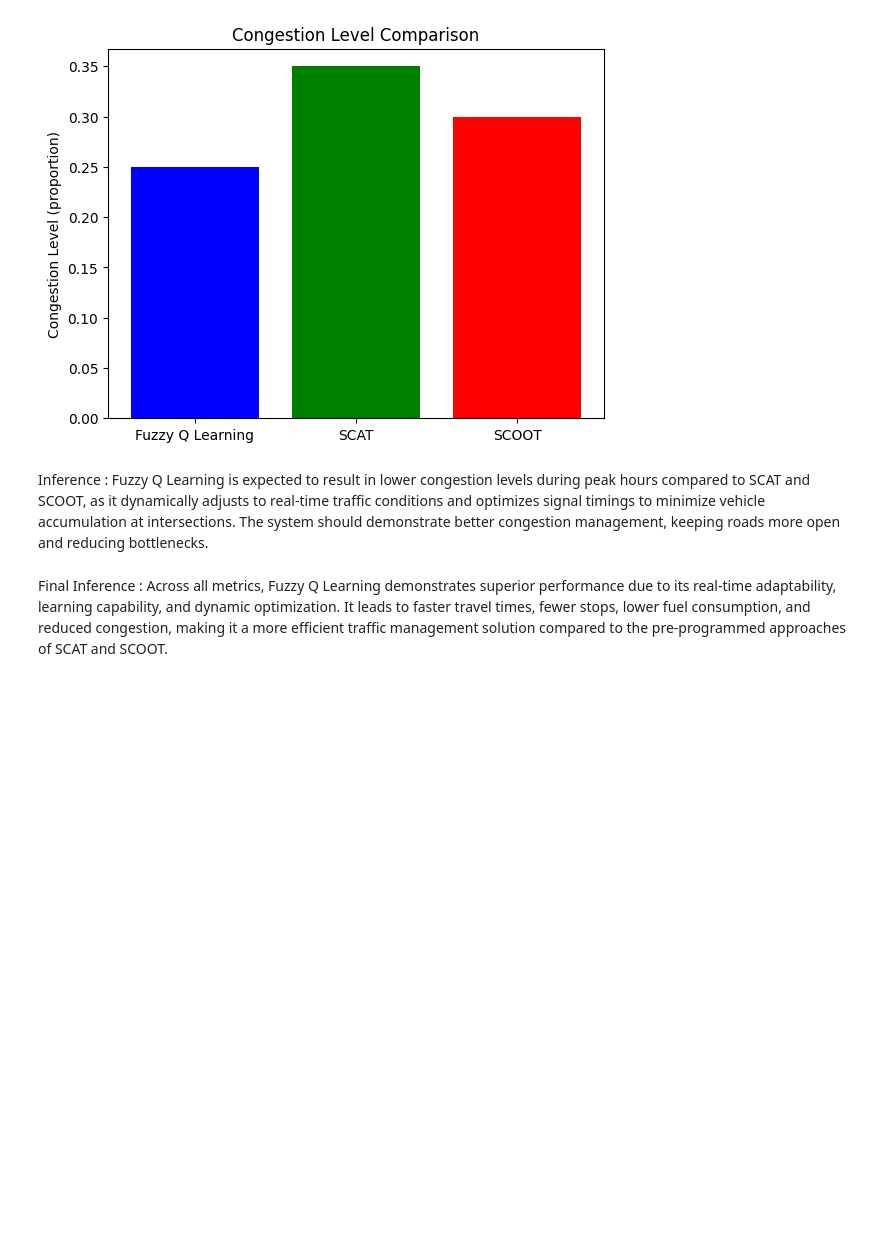
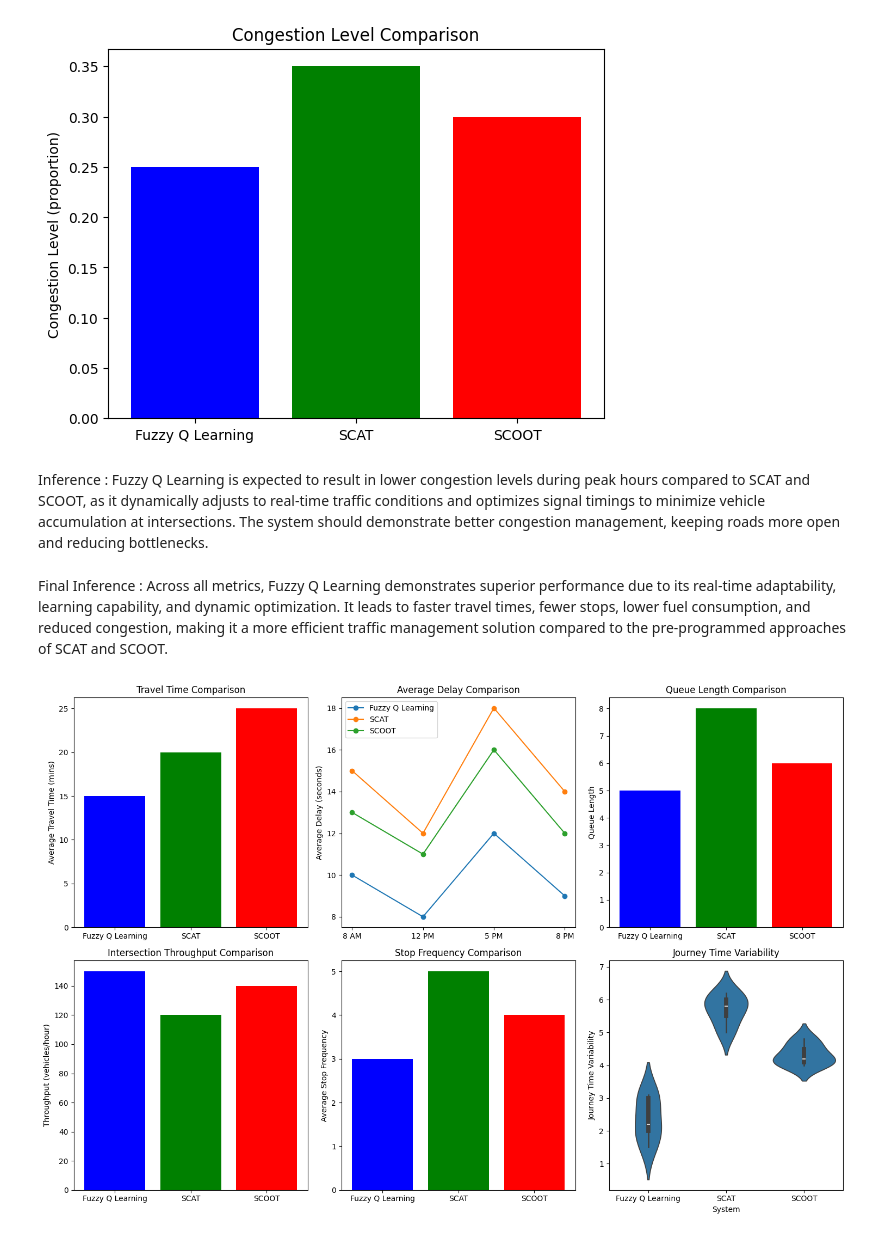
Before and after one commit to itzOctagram/Yann, a Jupyter notebook: plots.ipynb, the cells around one changed output. Drawn from its saved outputs; the diff is of its cells as text; code cells hidden in the pictures; blank space fills up the shorter version.

```diff
--- a/plots.ipynb
+++ b/plots.ipynb
@@ -157,3 +157,66 @@ Inference : Fuzzy Q Learning is expected to result in lower congestion levels du
 The system should demonstrate better congestion management, keeping roads more open and reducing bottlenecks.
 # %% [markdown]
 Final Inference : Across all metrics, Fuzzy Q Learning demonstrates superior performance due to its real-time adaptability, learning capability, and dynamic optimization. It leads to faster travel times, fewer stops, lower fuel consumption, and reduced congestion, making it a more efficient traffic management solution compared to the pre-programmed approaches of SCAT and SCOOT.
+# %%
+import matplotlib.pyplot as plt
+import seaborn as sns
+import numpy as np
+import pandas as pd
+
+# Sample data
+systems = ['Fuzzy Q Learning', 'SCAT', 'SCOOT']
+travel_times = [15, 20, 25]  # Sample travel times
+average_delay = [10, 12, 11]
+queue_lengths = [5, 8, 6]
+throughput = [150, 120, 140]
+stop_frequency = [3, 5, 4]
+
+# Data for violin plot
+data = {'System': ['Fuzzy Q Learning']*5 + ['SCAT']*5 + ['SCOOT']*5,
+        'Journey Time Variability': [2, 3, 1.5, 2.2, 3.1, 5, 6, 5.5, 6.2, 5.8, 4, 4.5, 4.1, 4.8, 4.2]}
+df = pd.DataFrame(data)
+
+# Create the subplot structure
+fig, axes = plt.subplots(2, 3, figsize=(15, 10))  # 2 rows, 3 columns
+
+# 1. Travel Time Savings (Bar Chart)
+axes[0, 0].bar(systems, travel_times, color=['blue', 'green', 'red'])
+axes[0, 0].set_title('Travel Time Comparison')
+axes[0, 0].set_ylabel('Average Travel Time (mins)')
+
+# 2. Average Delay per Vehicle (Line Graph)
+time_of_day = ['8 AM', '12 PM', '5 PM', '8 PM']
+fuzzy_q_delay = [10, 8, 12, 9]
+scat_delay = [15, 12, 18, 14]
+scoot_delay = [13, 11, 16, 12]
+axes[0, 1].plot(time_of_day, fuzzy_q_delay, label='Fuzzy Q Learning', marker='o')
+axes[0, 1].plot(time_of_day, scat_delay, label='SCAT', marker='o')
+axes[0, 1].plot(time_of_day, scoot_delay, label='SCOOT', marker='o')
+axes[0, 1].set_title('Average Delay Comparison')
+axes[0, 1].set_ylabel('Average Delay (seconds)')
+axes[0, 1].legend()
+
+# 3. Queue Length (Bar Chart)
+axes[0, 2].bar(systems, queue_lengths, color=['blue', 'green', 'red'])
+axes[0, 2].set_title('Queue Length Comparison')
+axes[0, 2].set_ylabel('Queue Length')
+
+# 4. Intersection Throughput (Bar Chart)
+axes[1, 0].bar(systems, throughput, color=['blue', 'green', 'red'])
+axes[1, 0].set_title('Intersection Throughput Comparison')
+axes[1, 0].set_ylabel('Throughput (vehicles/hour)')
+
+# 5. Stop Frequency (Bar Chart)
+axes[1, 1].bar(systems, stop_frequency, color=['blue', 'green', 'red'])
+axes[1, 1].set_title('Stop Frequency Comparison')
+axes[1, 1].set_ylabel('Average Stop Frequency')
+
+# 6. Journey Time Variability (Violin Plot)
+sns.violinplot(x='System', y='Journey Time Variability', data=df, ax=axes[1, 2])
+axes[1, 2].set_title('Journey Time Variability')
+
+# Adjust layout to prevent overlapping
+plt.tight_layout()
+plt.show()
+# %% [output]
+[figure, added]
```
